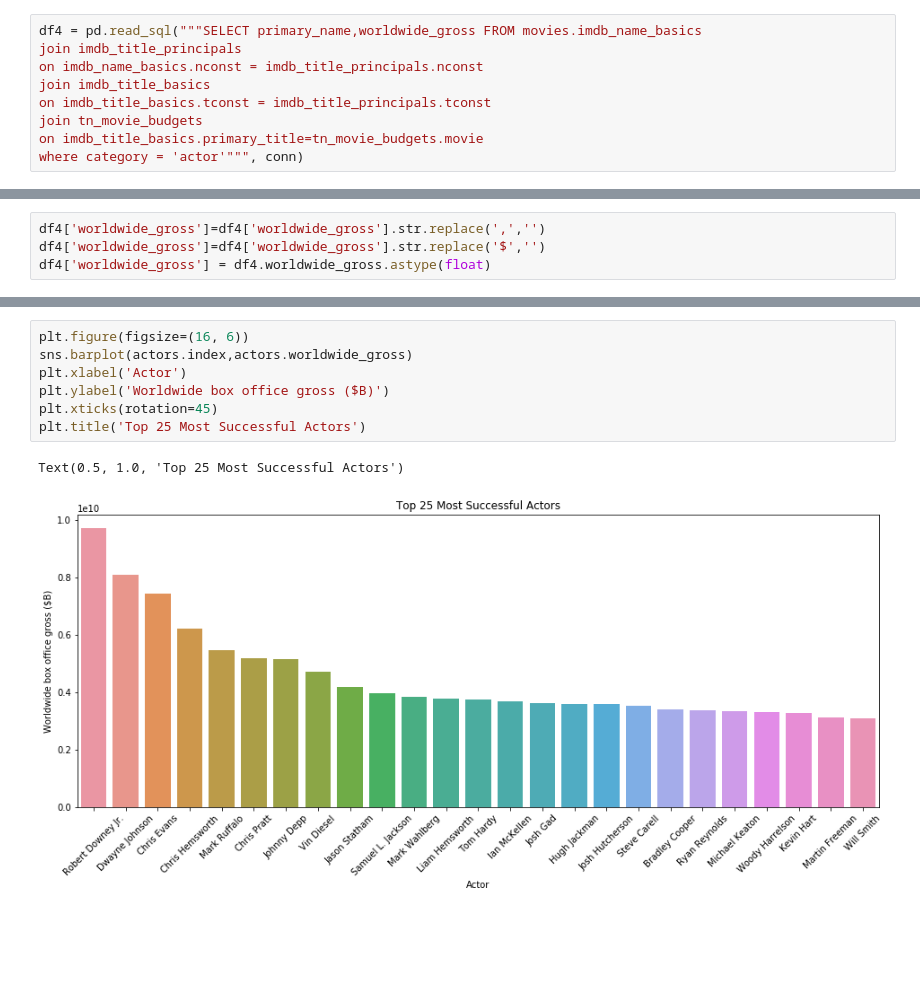
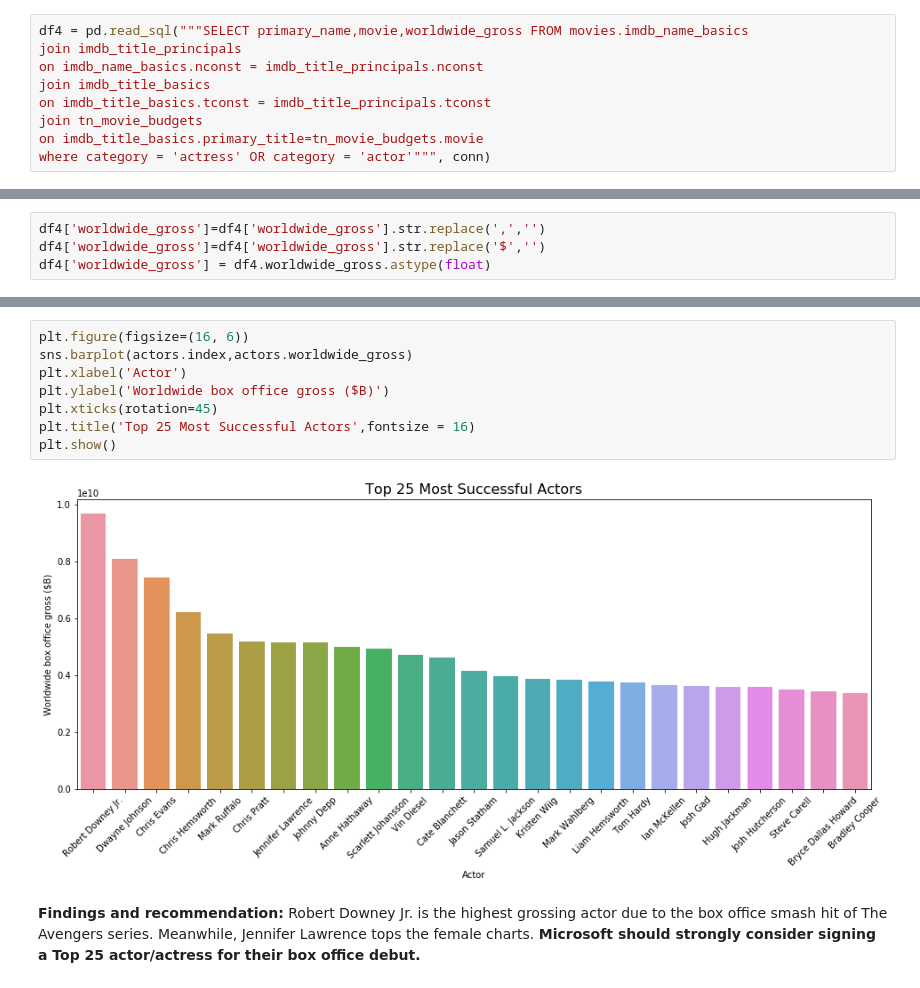
Before and after one commit to medoffc/carmijohngowalking, a Jupyter notebook: Carmi and John Walked 1,000 Miles.ipynb, the cells around one changed output, grey strips where cells are left out. Saved outputs shown, nothing was run; the diff lists cells and outputs as text; blank space fills up the shorter version.

```diff
--- a/Carmi and John Walked 1,000 Miles.ipynb
+++ b/Carmi and John Walked 1,000 Miles.ipynb
@@ -325,9 +371,9 @@ SyntaxError: invalid syntax (<ipython-input-1-4b8bcff64324>, line 3)
 # %%
-df4 = pd.read_sql("""SELECT primary_name,worldwide_gross FROM movies.imdb_name_basics
+df4 = pd.read_sql("""SELECT primary_name,movie,worldwide_gross FROM movies.imdb_name_basics
 join imdb_title_principals
 on imdb_name_basics.nconst = imdb_title_principals.nconst
 join imdb_title_basics
 on imdb_title_basics.tconst = imdb_title_principals.tconst
 join tn_movie_budgets
 on imdb_title_basics.primary_title=tn_movie_budgets.movie
-where category = 'actor'""", conn)
+where category = 'actress' OR category = 'actor'""", conn)
@@ -340,10 +410,12 @@ actors = df4.groupby('primary_name').sum().sort_values('worldwide_gross', ascend
 # %%
 plt.figure(figsize=(16, 6))
 sns.barplot(actors.index,actors.worldwide_gross)
 plt.xlabel('Actor')
 plt.ylabel('Worldwide box office gross ($B)')
 plt.xticks(rotation=45)
-plt.title('Top 25 Most Successful Actors')
+plt.title('Top 25 Most Successful Actors',fontsize = 16)
+plt.show()
 # %% [output]
-Text(0.5, 1.0, 'Top 25 Most Successful Actors')
-[figure, old version]
+[figure, new version]
+# %% [markdown]
+**Findings and recommendation:** Robert Downey Jr. is the highest grossing actor due to the box office smash hit of The Avengers series. Meanwhile, Jennifer Lawrence tops the female charts. **Microsoft should strongly consider signing a Top 25 actor/actress for their box office debut.**
```
Also changed, not shown: parts of 17 cells of this notebook, 1 other file.
